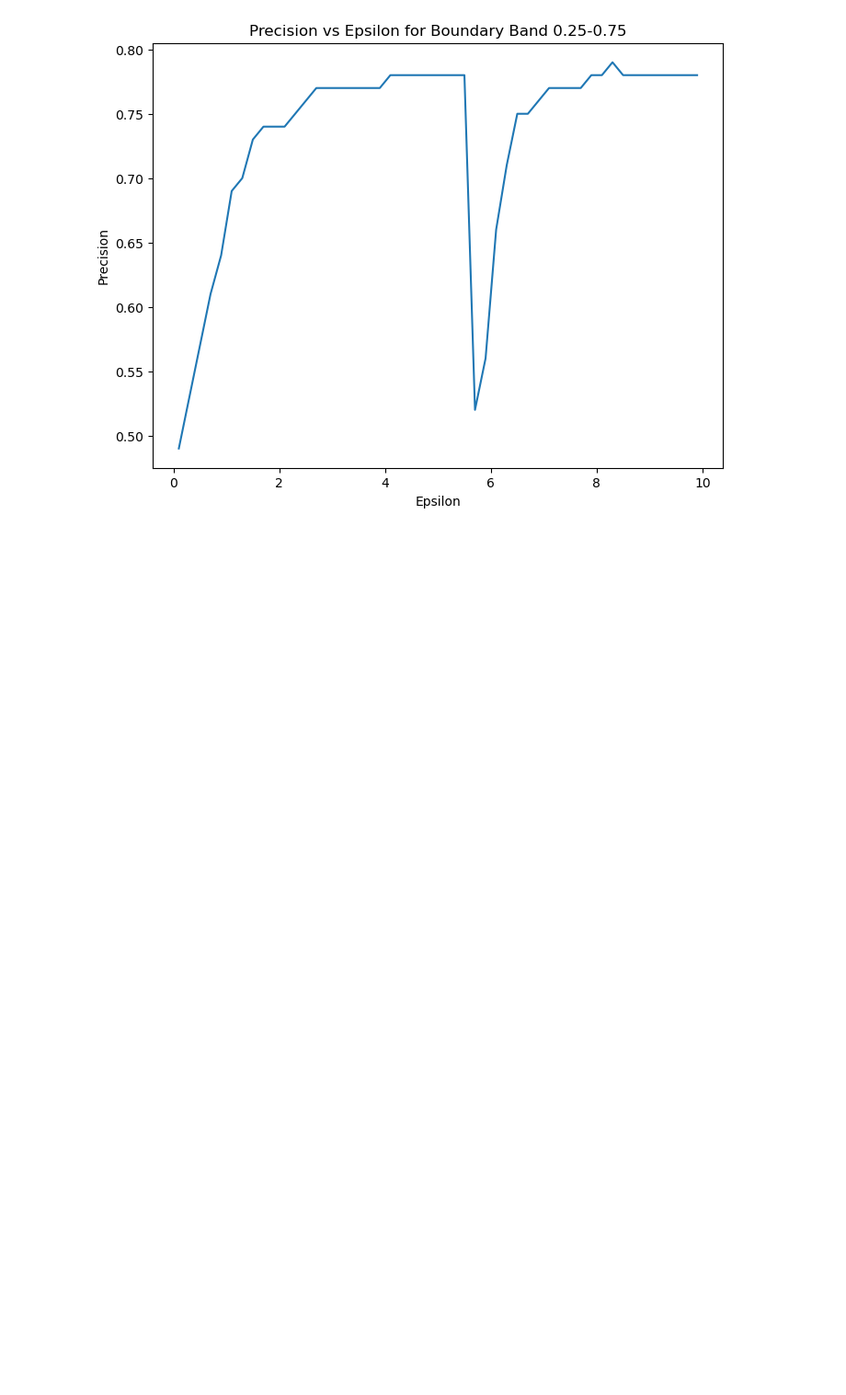
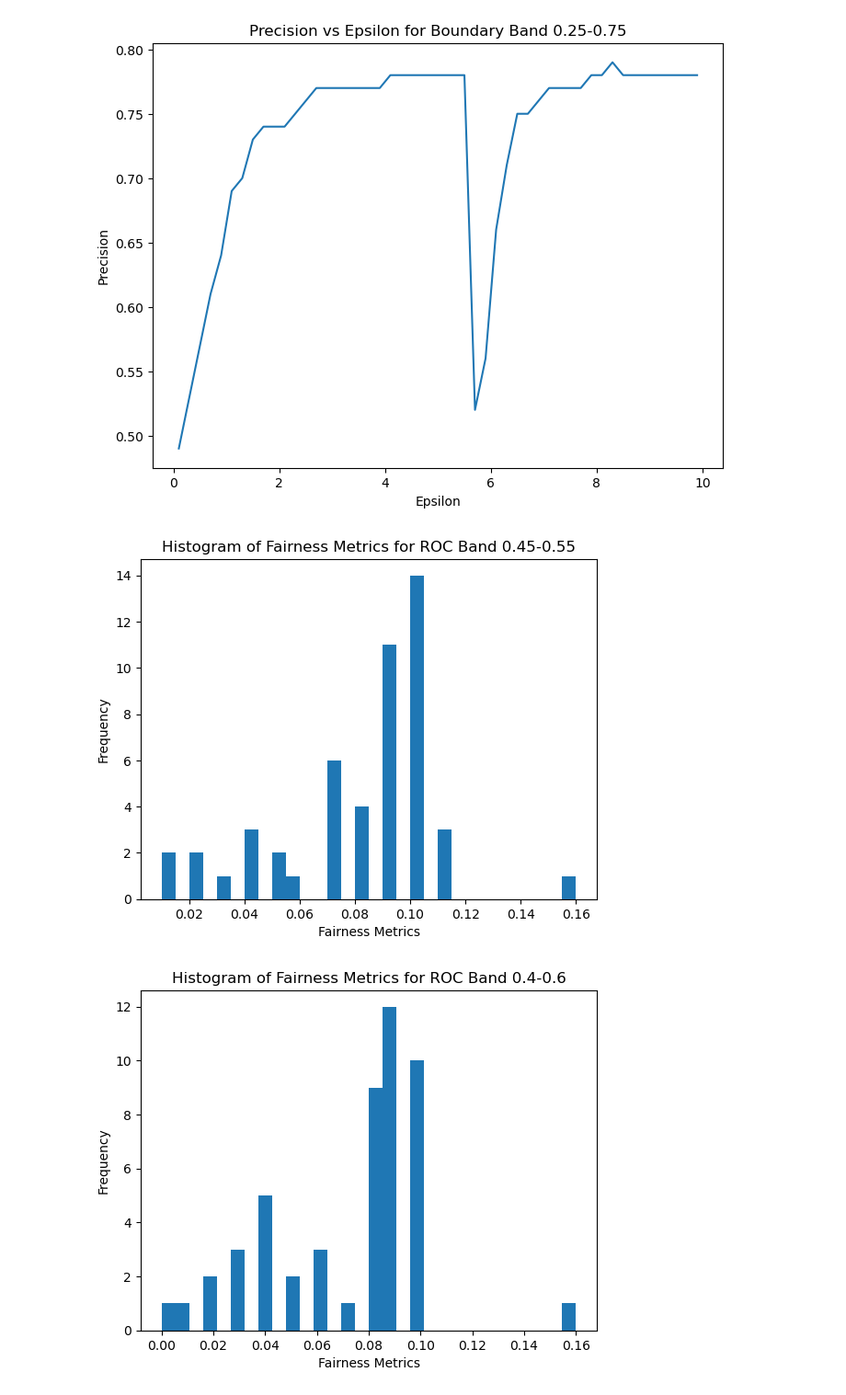
Before and after one commit to RU-Insane/compas-fairness-privacy-tradeoff-analysis, a Jupyter notebook: main/merged/fairness_privacy_merged.ipynb, the cells around one changed output. Shown at 92% size. Saved outputs shown, nothing was run; the diff lists cells and outputs as text; code cells hidden in the pictures; blank space fills up the shorter version.

```diff
--- a/main/merged/fairness_privacy_merged.ipynb
+++ b/main/merged/fairness_privacy_merged.ipynb
@@ -607,3 +607,25 @@ for (low, high), band_df in dfs.items():
 [figure]
 [figure]
 [figure]
+# %%
+df = pd.read_csv("../../data/roc_results.csv")
+# Define the range of low and high threshold values
+low_thresholds = np.arange(0.45, 0.24, -0.05)
+high_thresholds = np.arange(0.55, 0.76, 0.05)
+
+# Generate pairs of low and high thresholds and round to 2 decimal places
+boundaries = [(round(low, 2), round(high, 2)) for low, high in zip(low_thresholds, high_thresholds)]
+
+dfs = {(low, high): df[(df['low_class_thresh'] == low) & (df['high_class_thresh'] == high)]
+       for low, high in df[['low_class_thresh', 'high_class_thresh']].drop_duplicates().values}
+# %%
+for (low, high), band_df in dfs.items():
+    # Plot histogram of fairness metrics for each ROC band
+    plt.hist(band_df['fairness_metrics_roc_abs'], bins=30)
+    plt.xlabel('Fairness Metrics')
+    plt.ylabel('Frequency')
+    plt.title('Histogram of Fairness Metrics for ROC Band {}-{}'.format(low, high))
+    plt.show()
+# %% [output]
+[figure, added]
+[figure, added]
```
Also changed, not shown: parts of 4 cells of this notebook.
